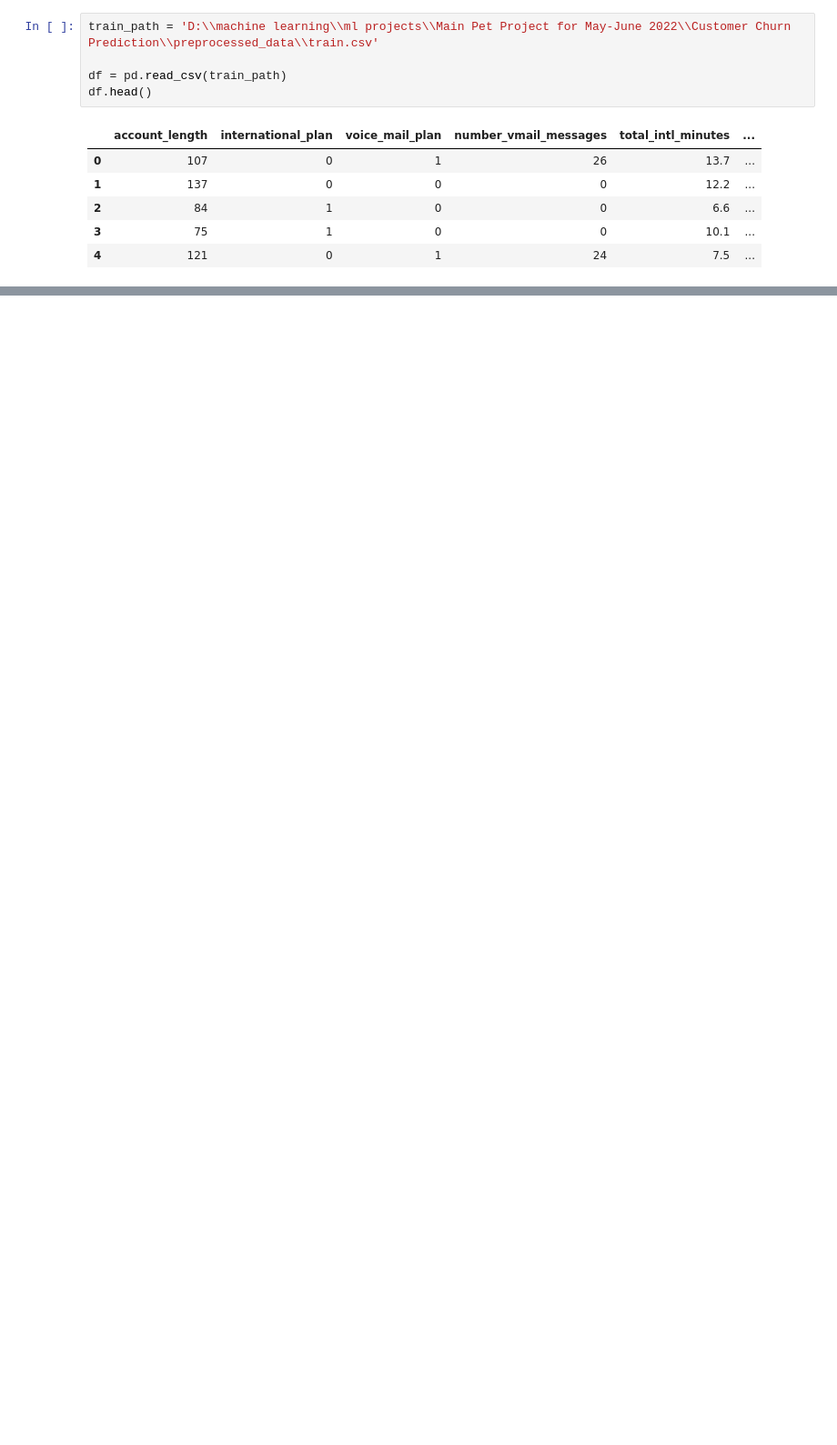
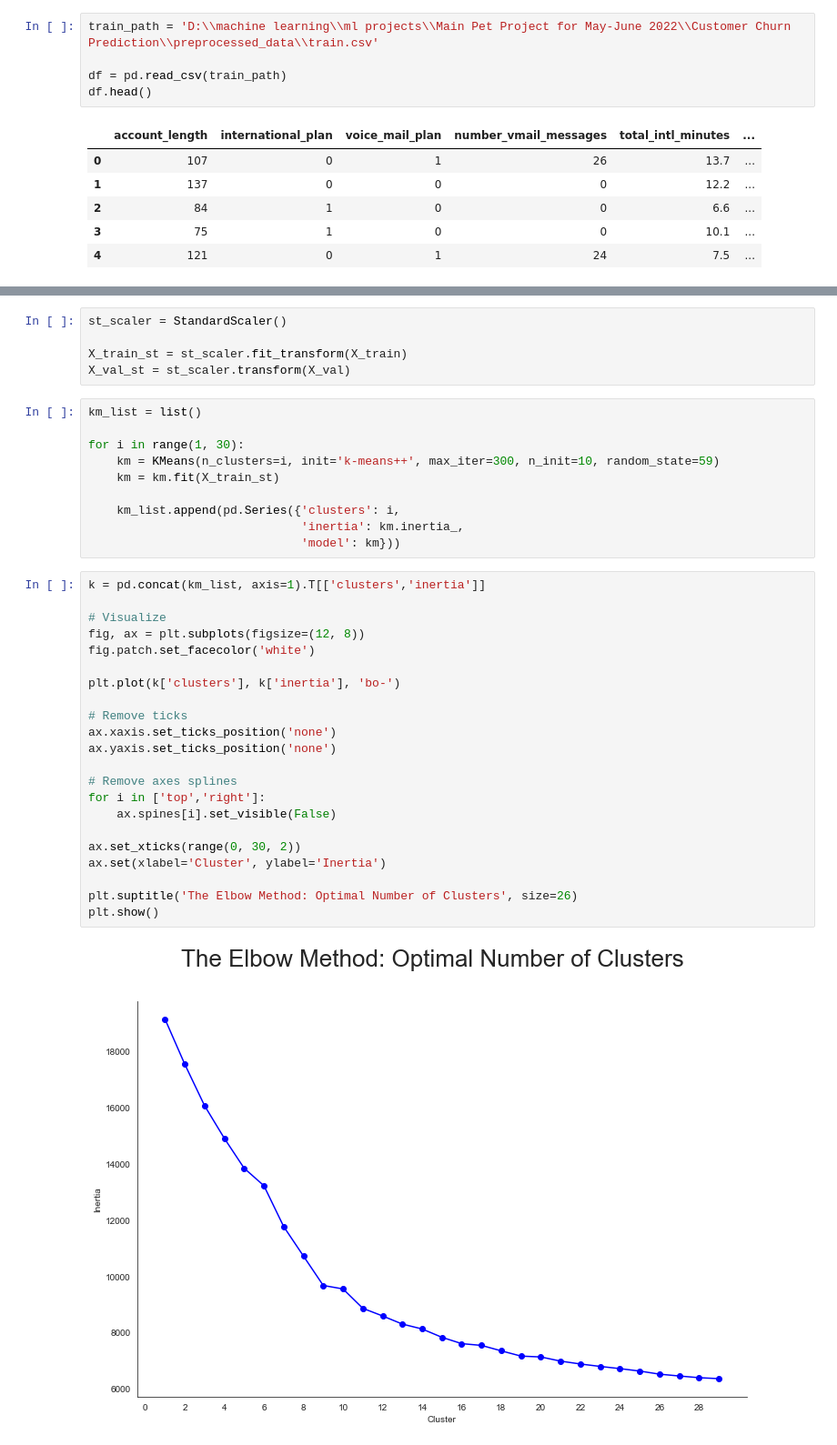
Before and after one commit to TayJen/Customer-Churn-Prediction, a Jupyter notebook: clustering approach (the first one)/kmeans+svm+undersample.ipynb, the cells around one changed output, grey strips where cells are left out. Shown at 91% size. Drawn from its saved outputs; the diff is of its cells as text; blank space fills up the shorter version.

```diff
--- a/clustering approach (the first one)/kmeans+svm+undersample.ipynb
+++ b/clustering approach (the first one)/kmeans+svm+undersample.ipynb
@@ -31,0 +60,39 @@ df.head()
+# %%
+st_scaler = StandardScaler()
+
+X_train_st = st_scaler.fit_transform(X_train)
+X_val_st = st_scaler.transform(X_val)
+# %%
+km_list = list()
+
+for i in range(1, 30):
+    km = KMeans(n_clusters=i, init='k-means++', max_iter=300, n_init=10, random_state=59)
+    km = km.fit(X_train_st)
+
+    km_list.append(pd.Series({'clusters': i,
+                              'inertia': km.inertia_,
+                              'model': km}))
+# %%
+k = pd.concat(km_list, axis=1).T[['clusters','inertia']]
+
+# Visualize
+fig, ax = plt.subplots(figsize=(12, 8))
+fig.patch.set_facecolor('white')
+
+plt.plot(k['clusters'], k['inertia'], 'bo-')
+
+# Remove ticks
+ax.xaxis.set_ticks_position('none')
+ax.yaxis.set_ticks_position('none')
+
+# Remove axes splines
+for i in ['top','right']:
+    ax.spines[i].set_visible(False)
+
+ax.set_xticks(range(0, 30, 2))
+ax.set(xlabel='Cluster', ylabel='Inertia')
+
+plt.suptitle('The Elbow Method: Optimal Number of Clusters', size=26)
+plt.show()
+# %% [output]
+[figure, added]
```
Also changed, not shown: parts of 9 cells of this notebook, 2 other files.
